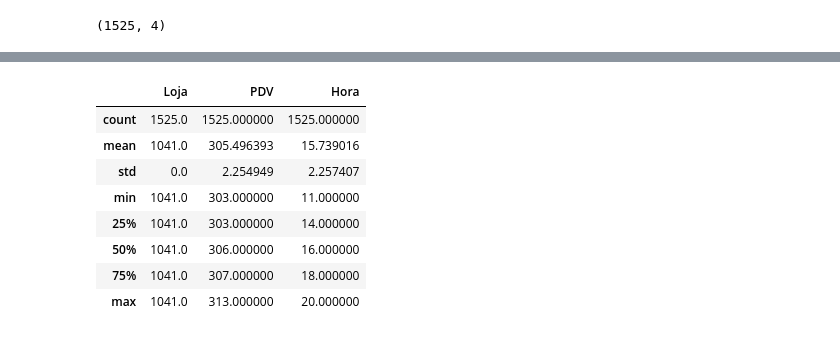
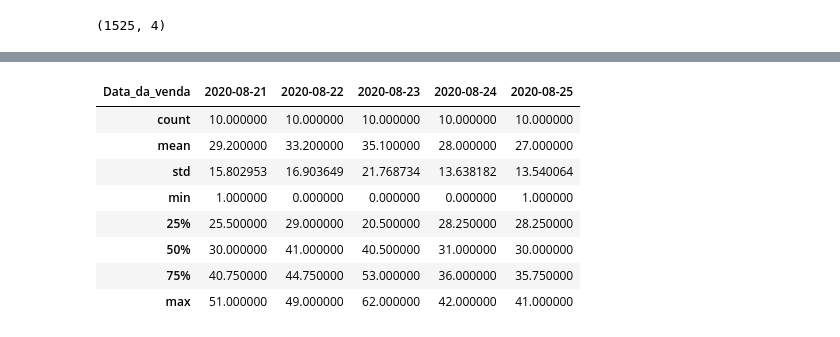
Before and after one commit to ravellys/PID, a Jupyter notebook: horário_de_pico.ipynb, the cells around one changed output, grey strips where cells are left out. Cells and saved outputs as stored; diff of their text form; code cells hidden in the pictures.

```diff
--- a/horário_de_pico.ipynb
+++ b/horário_de_pico.ipynb
@@ -33,6 +33,7 @@ df.shape
 (1525, 4)
 # %%
 df.columns = ["Loja", "PDV", "Data_da_venda", "Hora_da_venda"]
+df["Data_da_venda"] = pd.to_datetime(df["Data_da_venda"])
 # %%
 df.head()
 # %% [output]
@@ -45,5 +46,6 @@ df.head()
 # %%
 df['Hora'] = pd.to_datetime(df['Hora_da_venda'], format= '%H:%M:%S').apply(lambda x: x.strftime('%H')).astype(int)
+df['Pessoas'] = np.ones((len(df))).astype(int)
 # %%
 df.head()
 # %% [output]
@@ -70,0 +74,7 @@ memory usage: 59.7+ KB
+# %%
+table = pd.pivot_table(df, values='Pessoas',
+                       columns=['Data_da_venda'],
+                       index = ['Hora'],
+                       aggfunc=np.sum,
+                       fill_value=0 )
+table.head()
@@ -71,12 +89,12 @@ memory usage: 59.7+ KB
 # %%
-df.describe()
+table.describe()
 # %% [output]
-|  | Loja | PDV | Hora |
-| count | 1525.0 | 1525.000000 | 1525.000000 |
-| mean | 1041.0 | 305.496393 | 15.739016 |
-| std | 0.0 | 2.254949 | 2.257407 |
-| min | 1041.0 | 303.000000 | 11.000000 |
-| 25% | 1041.0 | 303.000000 | 14.000000 |
-| 50% | 1041.0 | 306.000000 | 16.000000 |
-| 75% | 1041.0 | 307.000000 | 18.000000 |
-| max | 1041.0 | 313.000000 | 20.000000 |
+| Data_da_venda | 2020-08-21 | 2020-08-22 | 2020-08-23 | 2020-08-24 | 2020-08-25 |
+| count | 10.000000 | 10.000000 | 10.000000 | 10.000000 | 10.000000 |
+| mean | 29.200000 | 33.200000 | 35.100000 | 28.000000 | 27.000000 |
+| std | 15.802953 | 16.903649 | 21.768734 | 13.638182 | 13.540064 |
+| min | 1.000000 | 0.000000 | 0.000000 | 0.000000 | 1.000000 |
+| 25% | 25.500000 | 29.000000 | 20.500000 | 28.250000 | 28.250000 |
+| 50% | 30.000000 | 41.000000 | 40.500000 | 31.000000 | 30.000000 |
+| 75% | 40.750000 | 44.750000 | 53.000000 | 36.000000 | 35.750000 |
+| max | 51.000000 | 49.000000 | 62.000000 | 42.000000 | 41.000000 |
```
Also changed, not shown: parts of 6 cells of this notebook.
